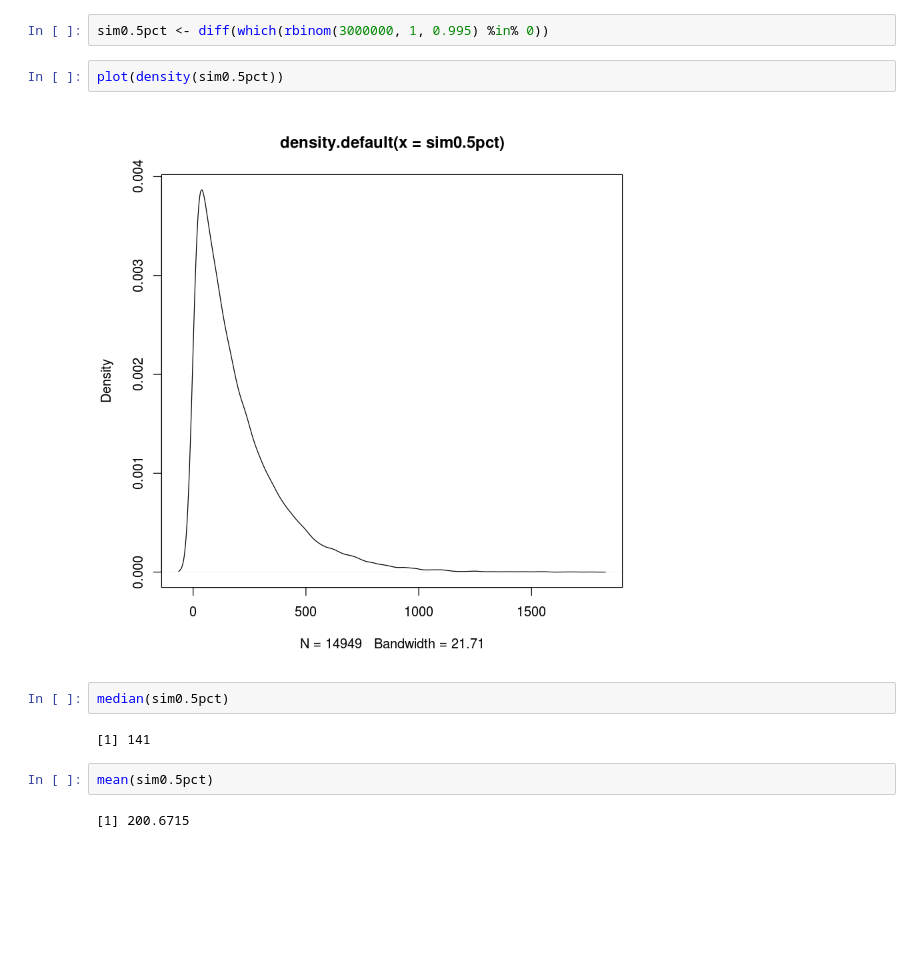
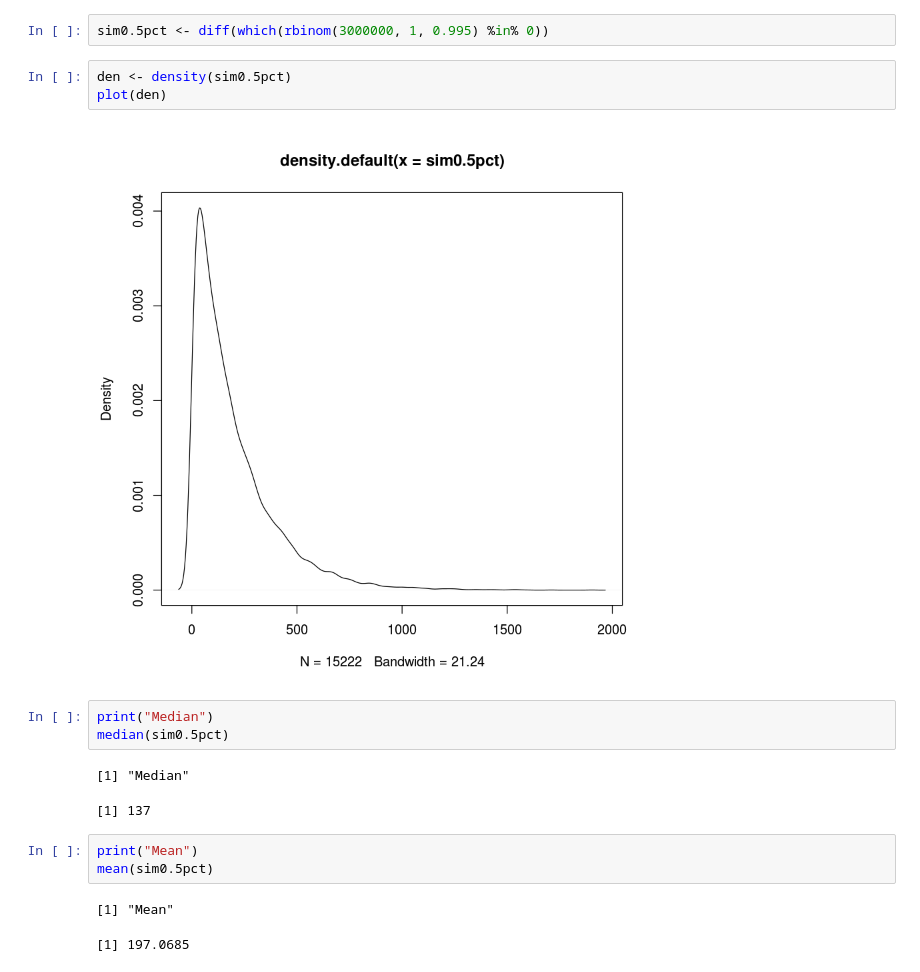
Before and after one commit to carbocation/jupyter, a Jupyter notebook: Sequential good pieces.ipynb, the cells around one changed output. Drawn from its saved outputs; the diff is of its cells as text; blank space fills up the shorter version.

```diff
--- a/Sequential good pieces.ipynb
+++ b/Sequential good pieces.ipynb
@@ -25,14 +39,19 @@ If a process generates good pieces 99.5% of the time, how many consecutive good
 # %%
 sim0.5pct <- diff(which(rbinom(3000000, 1, 0.995) %in% 0))
 # %%
-plot(density(sim0.5pct))
+den <- density(sim0.5pct)
+plot(den)
 # %% [output]
-[figure, old version]
+[figure, new version]
 # %%
+print("Median")
 median(sim0.5pct)
 # %% [output]
-[1] 141
+[1] "Median"
+[1] 137
 # %%
+print("Mean")
 mean(sim0.5pct)
 # %% [output]
-[1] 200.6715
+[1] "Mean"
+[1] 197.0685
```
Also changed, not shown: parts of 6 cells of this notebook.
